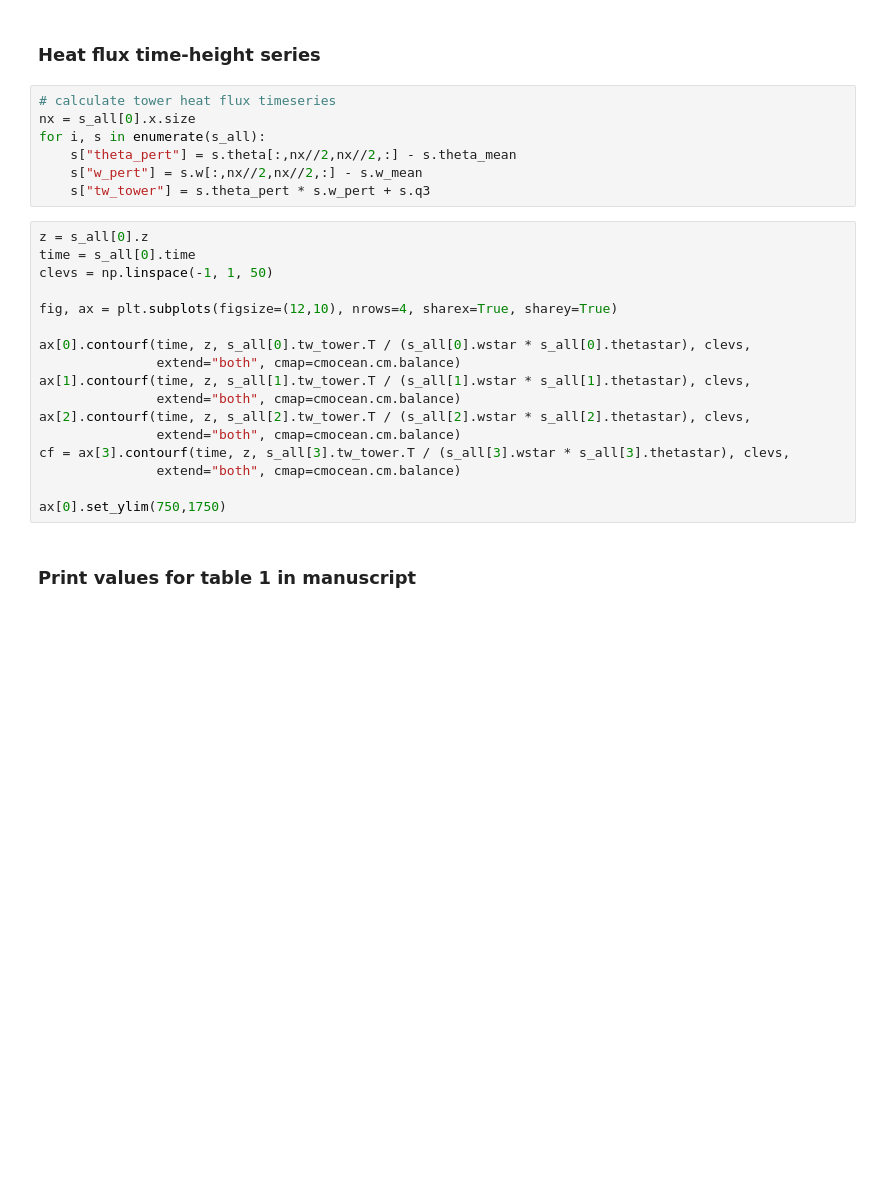
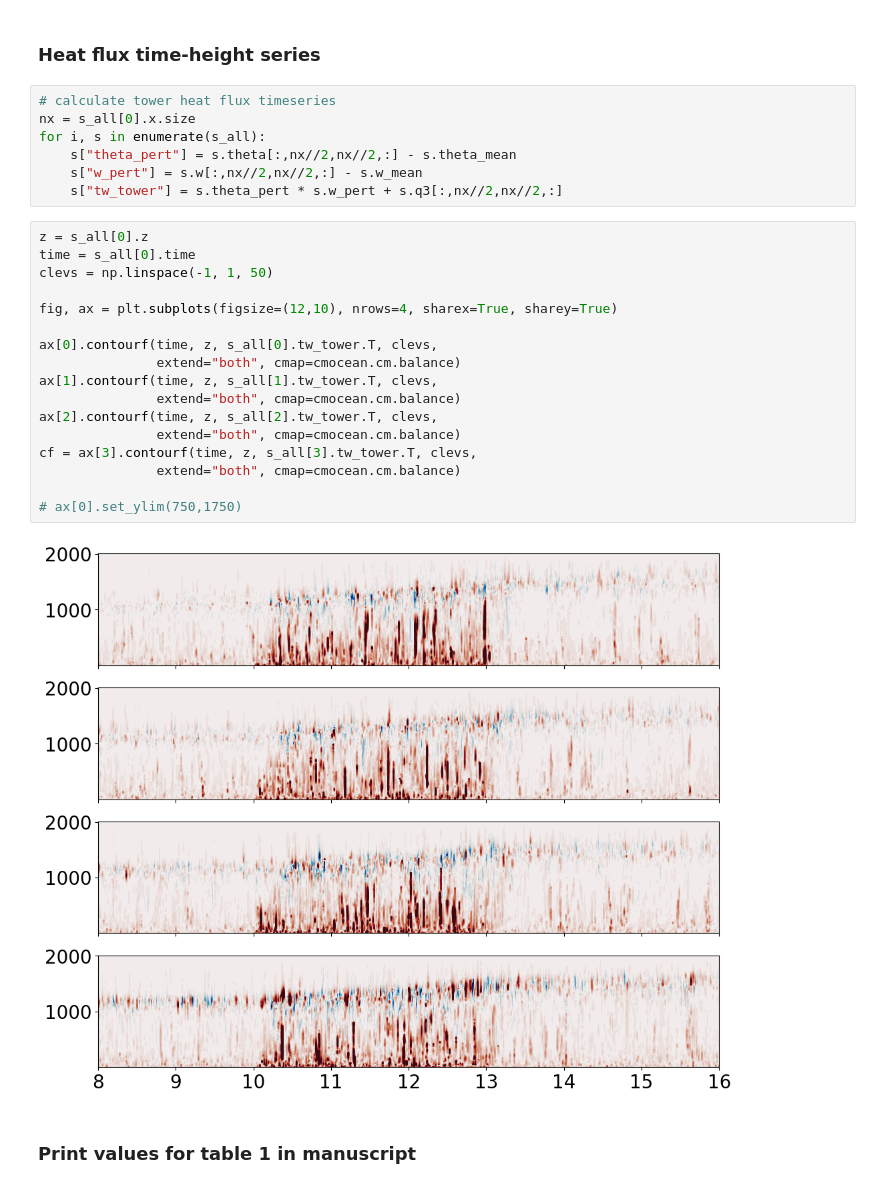
Before and after one commit to Salesky-ABL/ABL_Transition, a Jupyter notebook: plotting/plot_comparison.ipynb, the cells around one changed output. Cells and saved outputs as stored; diff of their text form; blank space fills up the shorter version.

Commit message:
updated plots

```diff
--- a/plotting/plot_comparison.ipynb
+++ b/plotting/plot_comparison.ipynb
@@ -394,24 +394,26 @@ nx = s_all[0].x.size
 for i, s in enumerate(s_all):
     s["theta_pert"] = s.theta[:,nx//2,nx//2,:] - s.theta_mean
     s["w_pert"] = s.w[:,nx//2,nx//2,:] - s.w_mean
-    s["tw_tower"] = s.theta_pert * s.w_pert + s.q3
+    s["tw_tower"] = s.theta_pert * s.w_pert + s.q3[:,nx//2,nx//2,:]
 # %%
 z = s_all[0].z
 time = s_all[0].time
 clevs = np.linspace(-1, 1, 50)
 
 fig, ax = plt.subplots(figsize=(12,10), nrows=4, sharex=True, sharey=True)
 
-ax[0].contourf(time, z, s_all[0].tw_tower.T / (s_all[0].wstar * s_all[0].thetastar), clevs,
+ax[0].contourf(time, z, s_all[0].tw_tower.T, clevs,
                extend="both", cmap=cmocean.cm.balance)
-ax[1].contourf(time, z, s_all[1].tw_tower.T / (s_all[1].wstar * s_all[1].thetastar), clevs,
+ax[1].contourf(time, z, s_all[1].tw_tower.T, clevs,
                extend="both", cmap=cmocean.cm.balance)
-ax[2].contourf(time, z, s_all[2].tw_tower.T / (s_all[2].wstar * s_all[2].thetastar), clevs,
+ax[2].contourf(time, z, s_all[2].tw_tower.T, clevs,
                extend="both", cmap=cmocean.cm.balance)
-cf = ax[3].contourf(time, z, s_all[3].tw_tower.T / (s_all[3].wstar * s_all[3].thetastar), clevs,
+cf = ax[3].contourf(time, z, s_all[3].tw_tower.T, clevs,
                extend="both", cmap=cmocean.cm.balance)
 
-ax[0].set_ylim(750,1750)
+# ax[0].set_ylim(750,1750)
+# %% [output]
+[figure, added]
 # %% [markdown]
 ### Print values for table 1 in manuscript
 # %%
```
Also changed, not shown: parts of 3 cells of this notebook, 1 other file.
